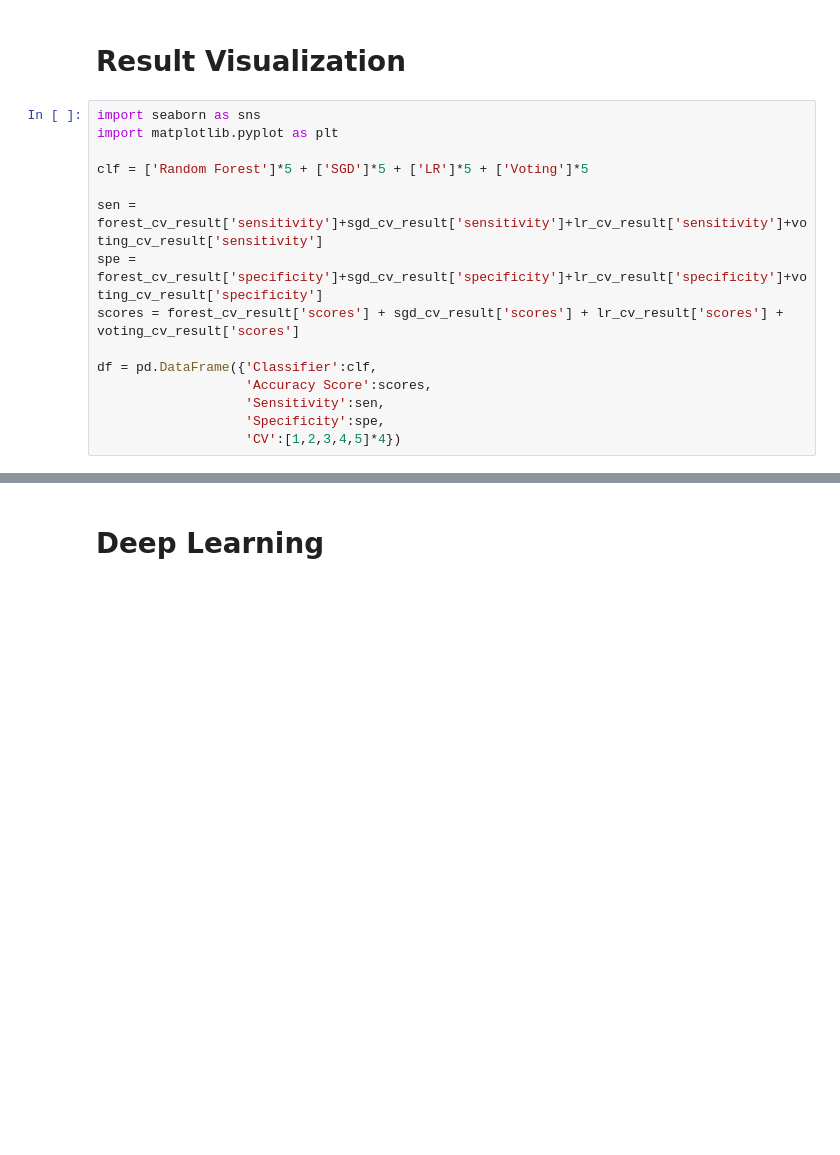
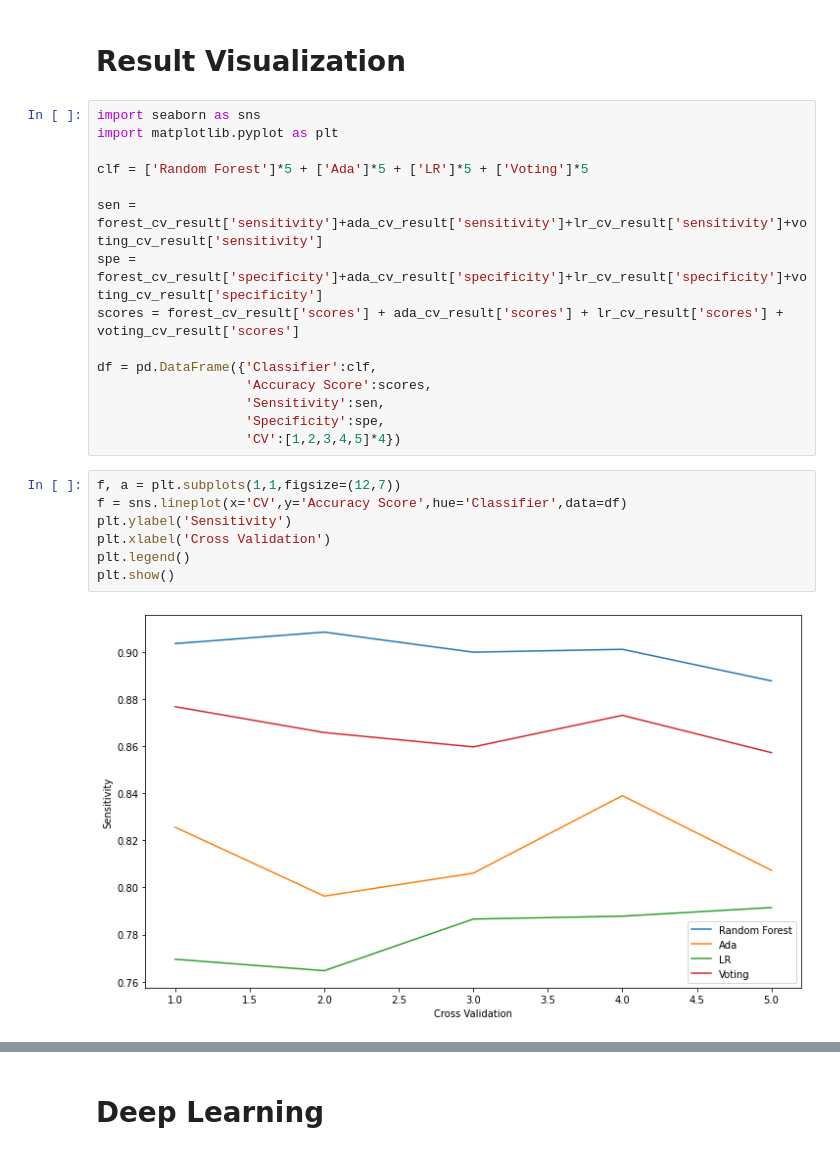
Before and after one commit to GYIKOO/UCIMLHackathon21, a Jupyter notebook: RelationPrediction.ipynb, the cells around one changed output, grey strips where cells are left out. Drawn from its saved outputs; the diff is of its cells as text; blank space fills up the shorter version.

```diff
--- a/RelationPrediction.ipynb
+++ b/RelationPrediction.ipynb
@@ -616,14 +602,23 @@ Avg Scores: 0.8997560975609756
 import seaborn as sns
 import matplotlib.pyplot as plt
 
-clf = ['Random Forest']*5 + ['SGD']*5 + ['LR']*5 + ['Voting']*5
+clf = ['Random Forest']*5 + ['Ada']*5 + ['LR']*5 + ['Voting']*5
 
-sen = forest_cv_result['sensitivity']+sgd_cv_result['sensitivity']+lr_cv_result['sensitivity']+voting_cv_result['sensitivity']
-spe = forest_cv_result['specificity']+sgd_cv_result['specificity']+lr_cv_result['specificity']+voting_cv_result['specificity']
-scores = forest_cv_result['scores'] + sgd_cv_result['scores'] + lr_cv_result['scores'] + voting_cv_result['scores']
+sen = forest_cv_result['sensitivity']+ada_cv_result['sensitivity']+lr_cv_result['sensitivity']+voting_cv_result['sensitivity']
+spe = forest_cv_result['specificity']+ada_cv_result['specificity']+lr_cv_result['specificity']+voting_cv_result['specificity']
+scores = forest_cv_result['scores'] + ada_cv_result['scores'] + lr_cv_result['scores'] + voting_cv_result['scores']
 
 df = pd.DataFrame({'Classifier':clf,
                    'Accuracy Score':scores,
                    'Sensitivity':sen,
                    'Specificity':spe,
                    'CV':[1,2,3,4,5]*4})
+# %%
+f, a = plt.subplots(1,1,figsize=(12,7))
+f = sns.lineplot(x='CV',y='Accuracy Score',hue='Classifier',data=df)
+plt.ylabel('Sensitivity')
+plt.xlabel('Cross Validation')
+plt.legend()
+plt.show()
+# %% [output]
+[figure, added]
```
Also changed, not shown: parts of 20 cells of this notebook.
